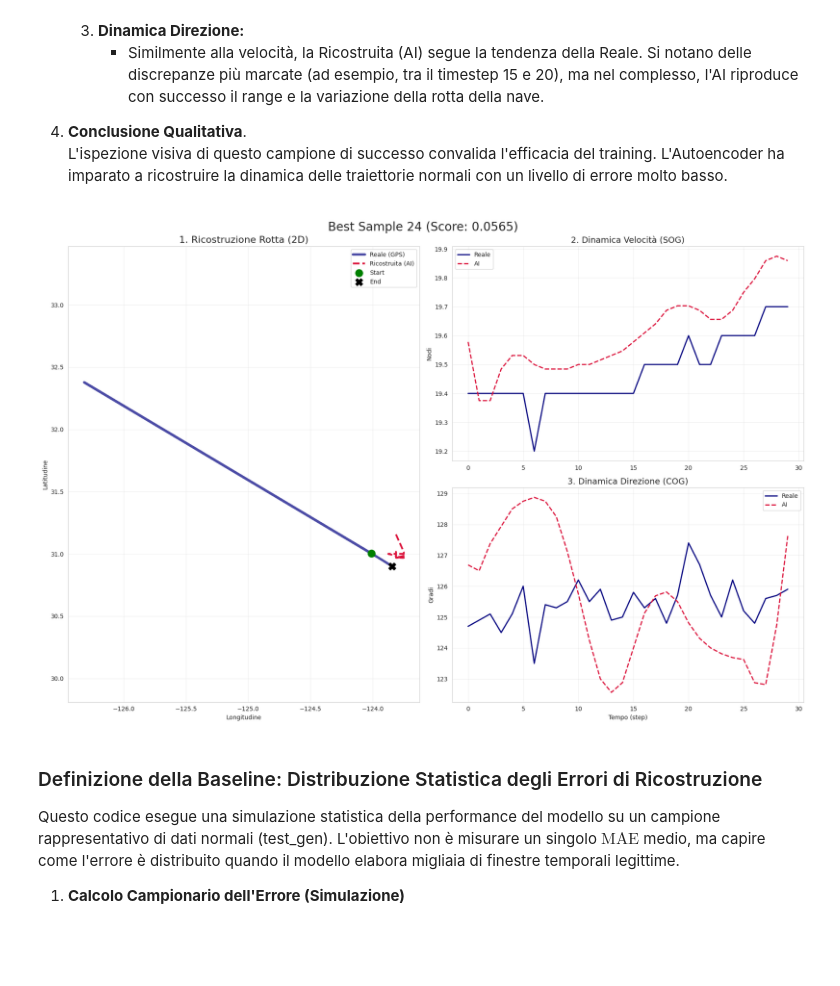
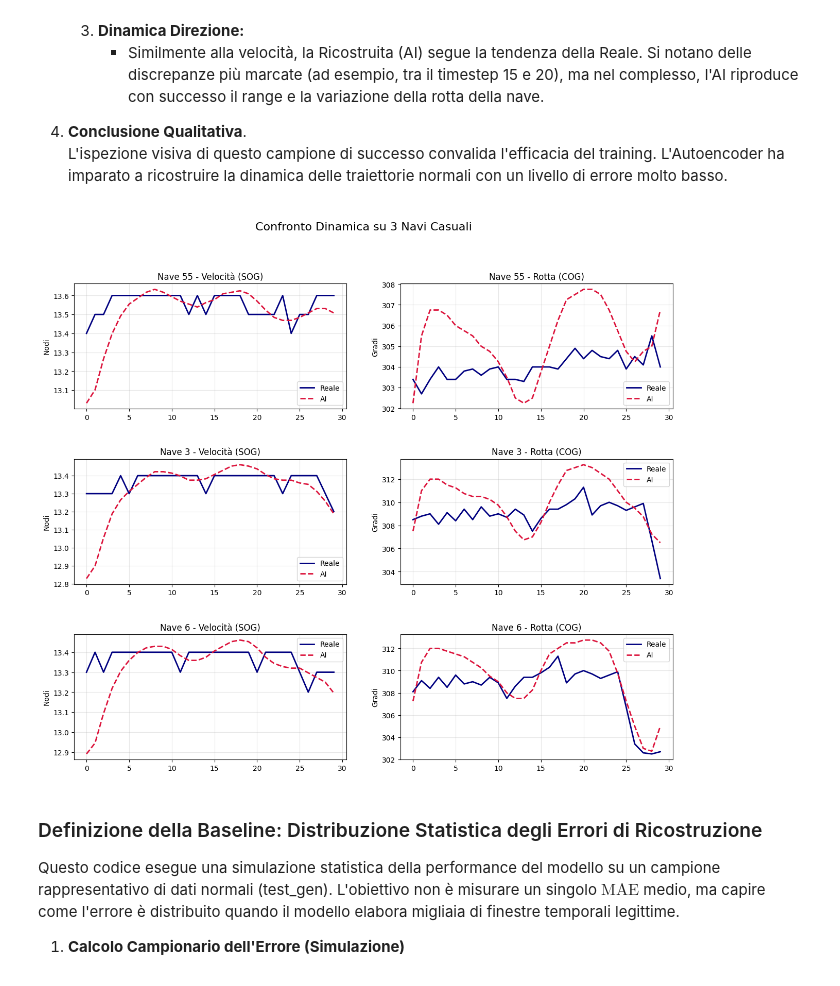
Before and after one commit to LaroccaA/Detecting-Trajectory-Spoofing-Attacks-on-AIS, a Jupyter notebook: Progetto/LSMT/Test.ipynb, the cells around one changed output. Cells and saved outputs as stored; diff of their text form; code cells hidden in the pictures; blank space fills up the shorter version.

Commit message:
aggiustamenti markdown test

```diff
--- a/Progetto/LSMT/Test.ipynb
+++ b/Progetto/LSMT/Test.ipynb
@@ -303,7 +307,14 @@ L'obiettivo è generare un grafico che metta a confronto la traiettoria di input
   L'ispezione visiva di questo campione di successo convalida l'efficacia del training. L'Autoencoder ha imparato a ricostruire la dinamica delle traiettorie normali con un livello di errore molto basso.
 # %%
 # Batch di dati
-
+test_gen = data_generator_v(
+    file_paths=TEST_FILES,
+    scaler=scaler,
+    features=COLONNE_FEATURES,
+    window_size=WINDOW_SIZE,
+    batch_size=BATCH_SIZE,
+    shuffle_files=False
+)
 
 X_batch, _ = next(test_gen)
 pred_batch = model.predict(X_batch, verbose=0)
@@ -318,34 +329,34 @@ num_esempi = 3
 indices = random.sample(range(len(X_real)), num_esempi)
 
 # Plot
 fig, axes = plt.subplots(nrows=num_esempi, ncols=2, figsize=(15, 4 * num_esempi))
 plt.subplots_adjust(hspace=0.4)
 
 for i, idx in enumerate(indices):
     # Dati della nave corrente
     real = X_real[idx]
     pred = P_real[idx]
 
     # Colonna 1: Velocità (SOG) - Indice 2
     axes[i, 0].plot(real[:, 2], label='Reale', color='navy', linewidth=2)
     axes[i, 0].plot(pred[:, 2], label='AI', color='crimson', linestyle='--', linewidth=2)
     axes[i, 0].set_title(f"Nave {idx} - Velocità (SOG)")
     axes[i, 0].set_ylabel("Nodi")
     axes[i, 0].legend()
     axes[i, 0].grid(True, alpha=0.3)
 
     # Colonna 2: Rotta (COG) - Indice 3
     axes[i, 1].plot(real[:, 3], label='Reale', color='navy', linewidth=2)
     axes[i, 1].plot(pred[:, 3], label='AI', color='crimson', linestyle='--', linewidth=2)
     axes[i, 1].set_title(f"Nave {idx} - Rotta (COG)")
     axes[i, 1].set_ylabel("Gradi")
     axes[i, 1].legend()
     axes[i, 1].grid(True, alpha=0.3)
 
 plt.suptitle(f"Confronto Dinamica su {num_esempi} Navi Casuali", fontsize=16)
 plt.show()
 # %% [output]
-[figure, old version]
+[figure, new version]
 # %% [markdown]
 ### Definizione della Baseline: Distribuzione Statistica degli Errori di Ricostruzione
 Questo codice esegue una simulazione statistica della performance del modello su un campione rappresentativo di dati normali (test_gen). L'obiettivo non è misurare un singolo $\text{MAE}$ medio, ma capire come l'errore è distribuito quando il modello elabora migliaia di finestre temporali legittime.
```
Also changed, not shown: parts of 2 cells of this notebook.
